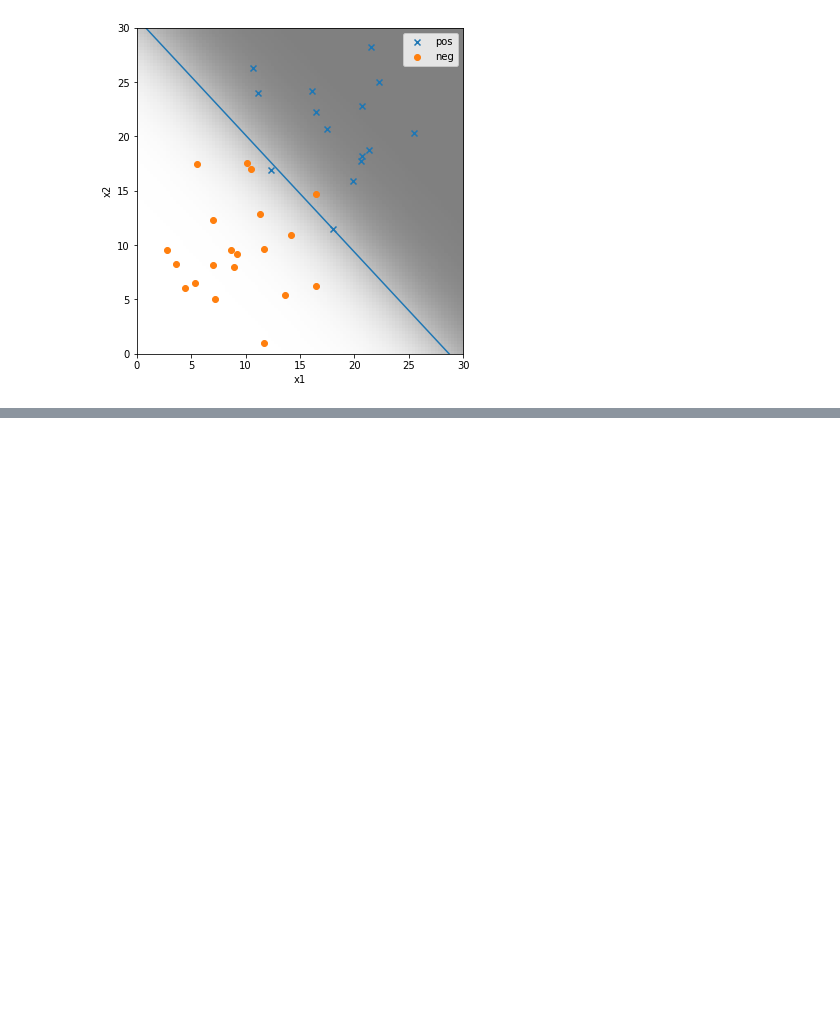
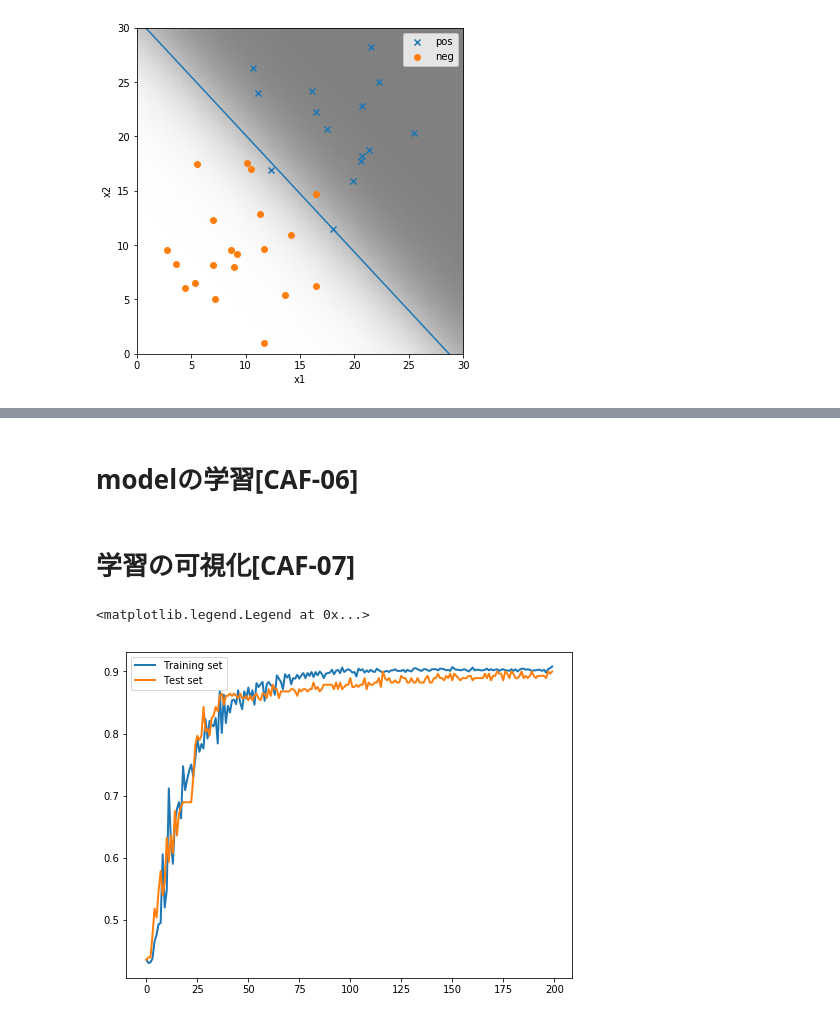
Before and after one commit to yyoshiaki/tensorflow-de-manabu, a Jupyter notebook: Chapter2_0.ipynb, the cells around one changed output, grey strips where cells are left out. Drawn from its saved outputs; the diff is of its cells as text; code cells hidden in the pictures; blank space fills up the shorter version.

```diff
--- a/Chapter2_0.ipynb
+++ b/Chapter2_0.ipynb
@@ -136,0 +184,25 @@ plt.imshow(field, origin='lower', extent=(0,30,0,30),
+# %%
+model = Sequential()
+model.add(Dense(units=1, input_dim=2, kernel_initializer='zeros'))
+model.add(Activation('sigmoid'))
+model.compile(optimizer='adam', loss='binary_crossentropy', metrics=['accuracy'])
+# %% [markdown]
+# modelの学習[CAF-06]
+# %%
+# verbose : epochの進捗。今回は可視化しない。
+# fitの戻り値にLoss funcが含まれるため回収。
+# validation_dataにvalidation用のデータを投げる。
+history = model.fit(train_x, train_t, verbose=0, epochs=200, validation_data=(test_x, test_t))
+# %% [markdown]
+# 学習の可視化[CAF-07]
+# %%
+fig = plt.figure(figsize=(8,6))
+subplot = fig.add_subplot(1,1,1)
+subplot.plot(range(len(history.history['acc'])), history.history['acc'],
+             linewidth=2, label='Training set')
+subplot.plot(range(len(history.history['val_acc'])), history.history['val_acc'],
+             linewidth=2, label='Test set')
+subplot.legend(loc='upper left')
+# %% [output]
+<matplotlib.legend.Legend at 0x...>
+[figure, added]
```
Also changed, not shown: parts of 6 cells of this notebook.
